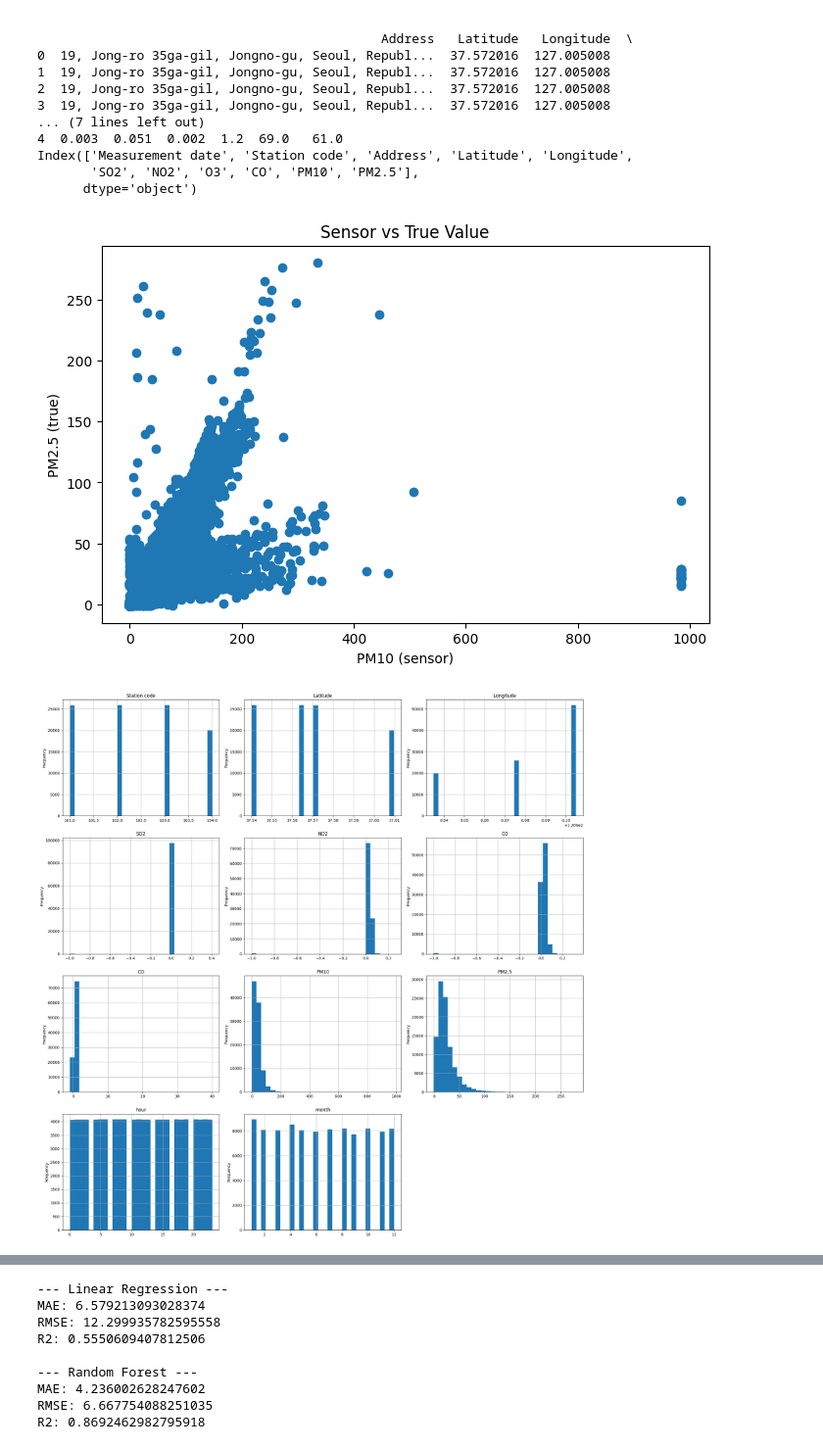
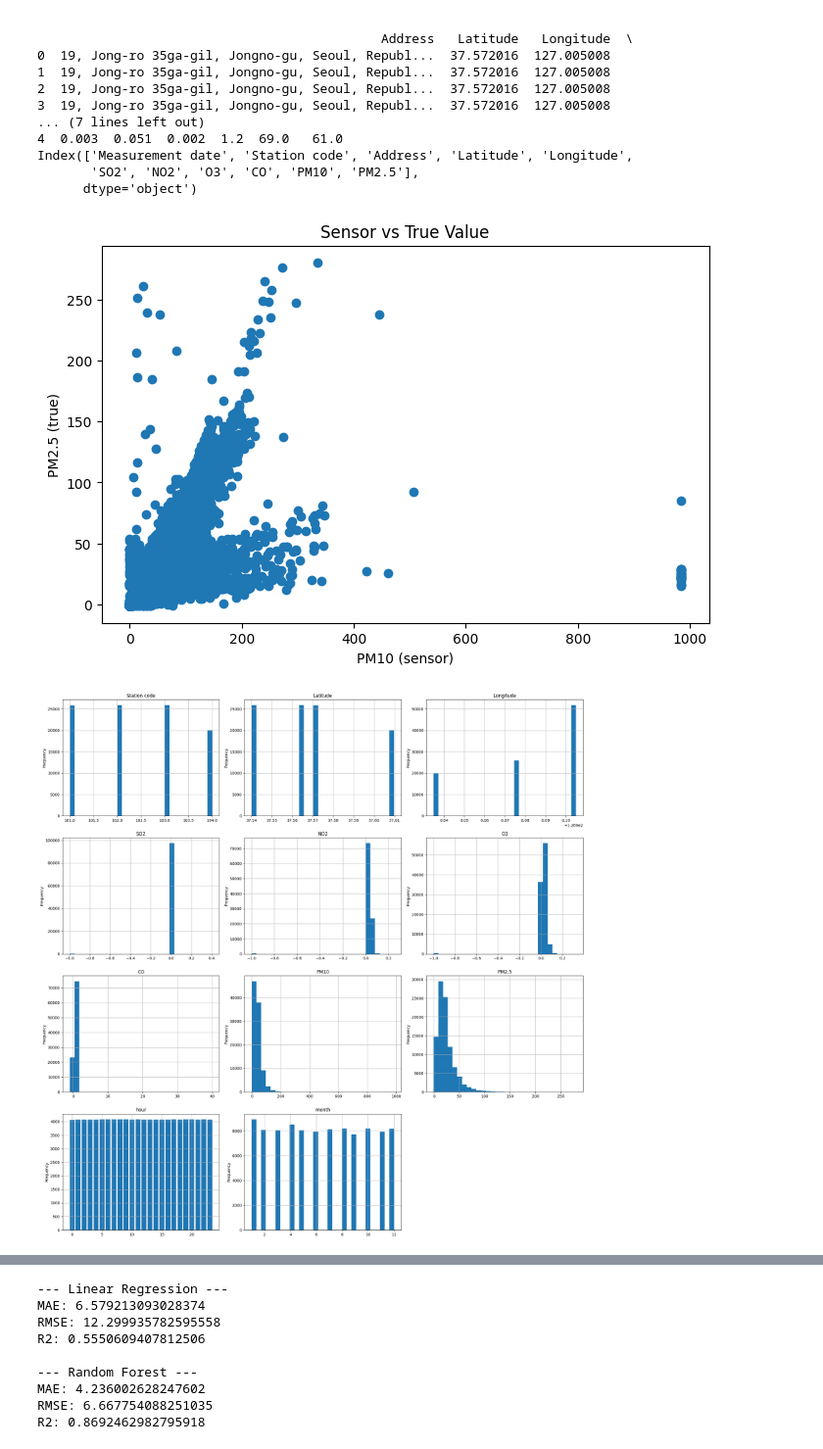
Before and after one commit to gergielias-max/Deep-learning, a Jupyter notebook: Deep_learning.ipynb, the cells around one changed output, grey strips where cells are left out. Shown at 98% size. Cells and saved outputs as stored; diff of their text form; code cells hidden in the pictures.

```diff
--- a/Deep_learning.ipynb
+++ b/Deep_learning.ipynb
@@ -68,35 +68,40 @@ plt.show()
 # histogram (bara numeriska)
 numeric_df = df.select_dtypes(include=['number'])
 
 # Determine number of rows and columns for subplots
 num_cols = len(numeric_df.columns)
 num_rows = (num_cols + 2) // 3 # Roughly 3 columns per row
 
 fig, axes = plt.subplots(num_rows, 3, figsize=(20, 5 * num_rows)) # Adjust figsize dynamically
 
 # Flatten axes array for easy iteration if it's 2D
 axes = axes.flatten()
 
 for i, col in enumerate(numeric_df.columns):
-    numeric_df[col].hist(ax=axes[i], bins=30)
+    if col == 'hour':
+        # Special handling for 'hour' to ensure clear discrete bins
+        bins = np.arange(numeric_df[col].min(), numeric_df[col].max() + 2) - 0.5
+        numeric_df[col].hist(ax=axes[i], bins=bins, rwidth=0.8)
+    else:
+        numeric_df[col].hist(ax=axes[i], bins=30)
     axes[i].set_title(col)
     axes[i].set_ylabel('Frequency')
 
 # Hide any unused subplots
 for j in range(i + 1, len(axes)):
     fig.delaxes(axes[j])
 
 plt.tight_layout() # Adjust subplot params for a tight layout
 plt.show()
 
 # correlation
 plt.figure(figsize=(12, 10))
 sns.heatmap(numeric_df.corr(), annot=True, fmt=".2f", cmap='coolwarm')
 plt.title('Correlation Matrix of Numerical Features')
 plt.show()
 # %% [output]
 [figure]
-[figure, old version]
+[figure, new version]
 [figure]
 # %%
 X_train, X_test, y_train, y_test = train_test_split(X, y, test_size=0.2, random_state=42)
```
